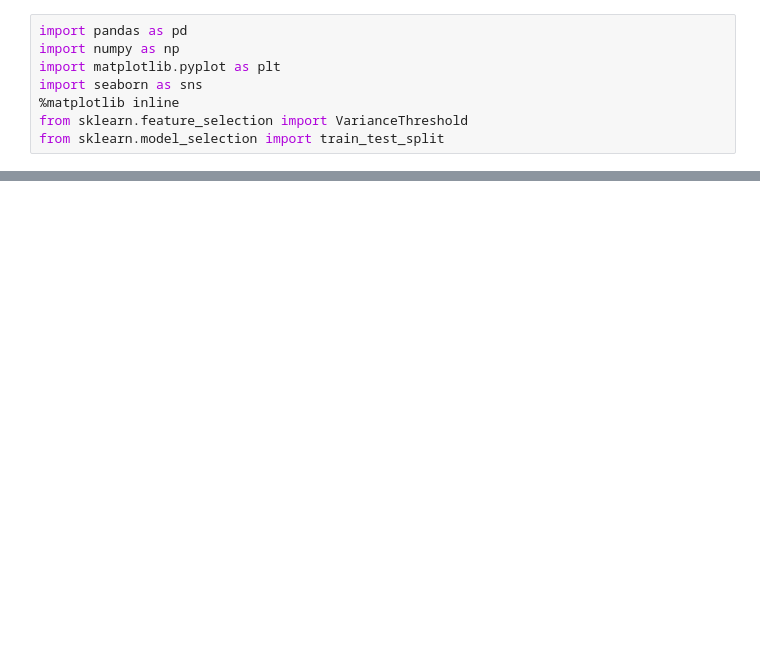
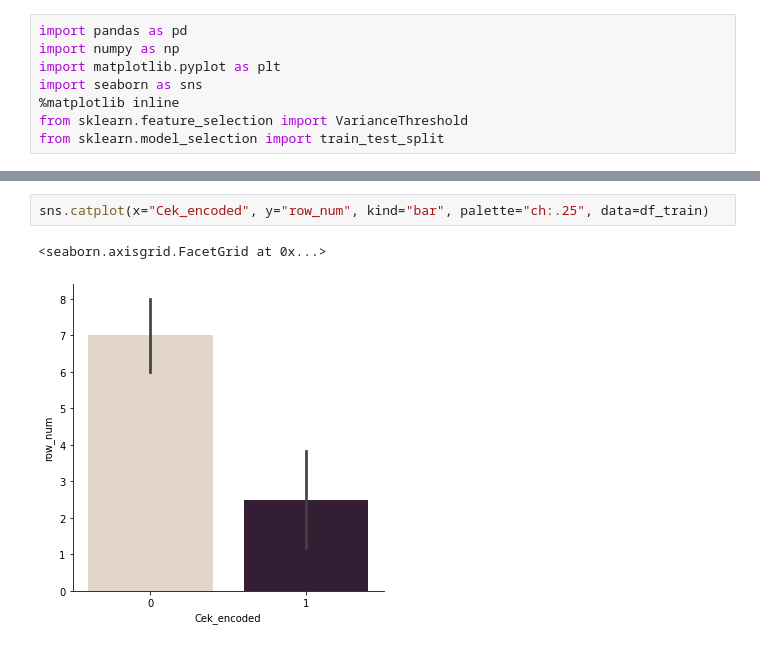
Before and after one commit to Simreeta11/Ospf_atttack_predictor, a Jupyter notebook: Project.ipynb, the cells around one changed output, grey strips where cells are left out. Saved outputs shown, nothing was run; the diff lists cells and outputs as text; blank space fills up the shorter version.

```diff
--- a/Project.ipynb
+++ b/Project.ipynb
@@ -129,0 +559,5 @@ Shape after clearing (6, 48)
+# %%
+sns.catplot(x="Cek_encoded", y="row_num", kind="bar", palette="ch:.25", data=df_train)
+# %% [output]
+<seaborn.axisgrid.FacetGrid at 0x...>
+[figure, added]
```
Also changed, not shown: parts of 87 cells of this notebook.
